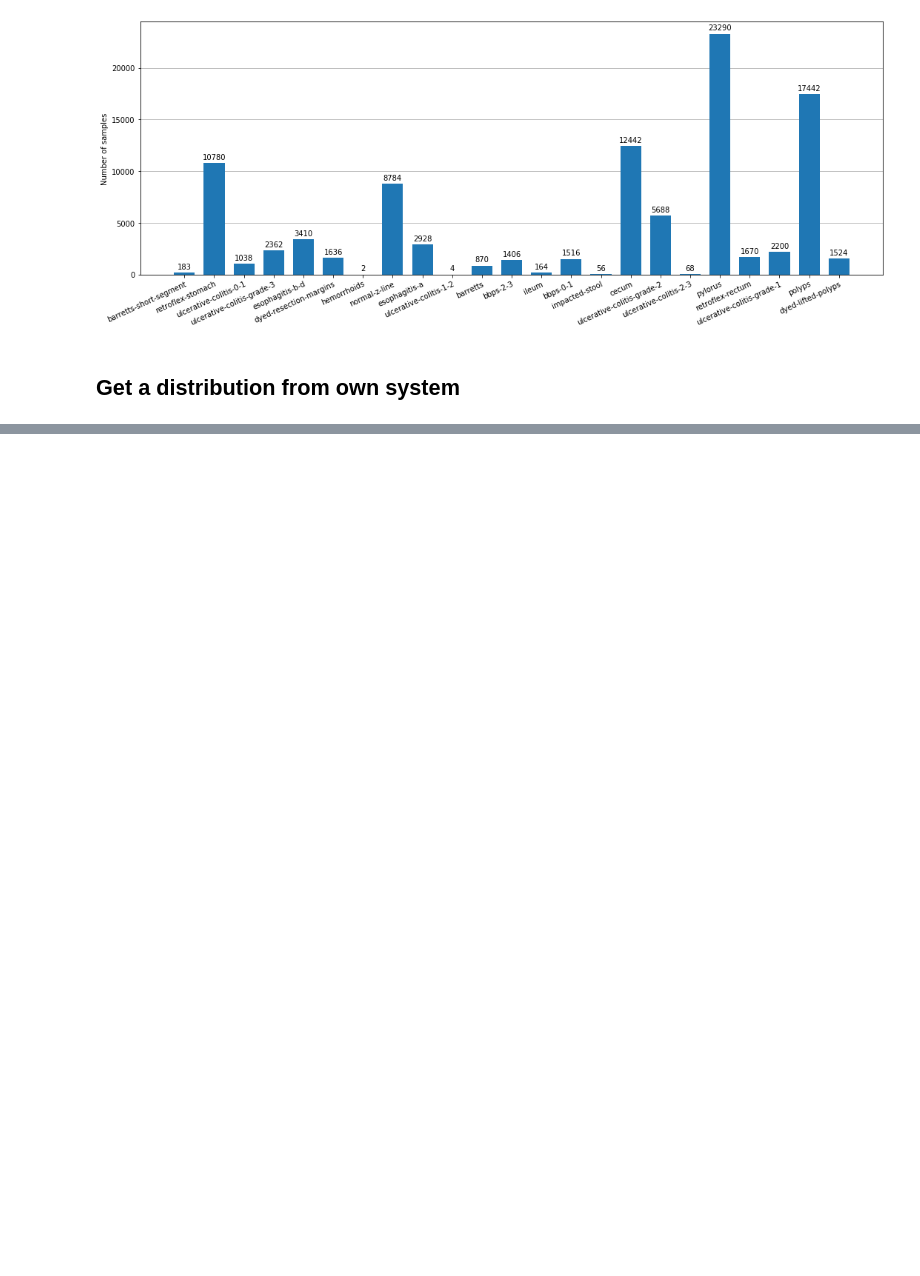
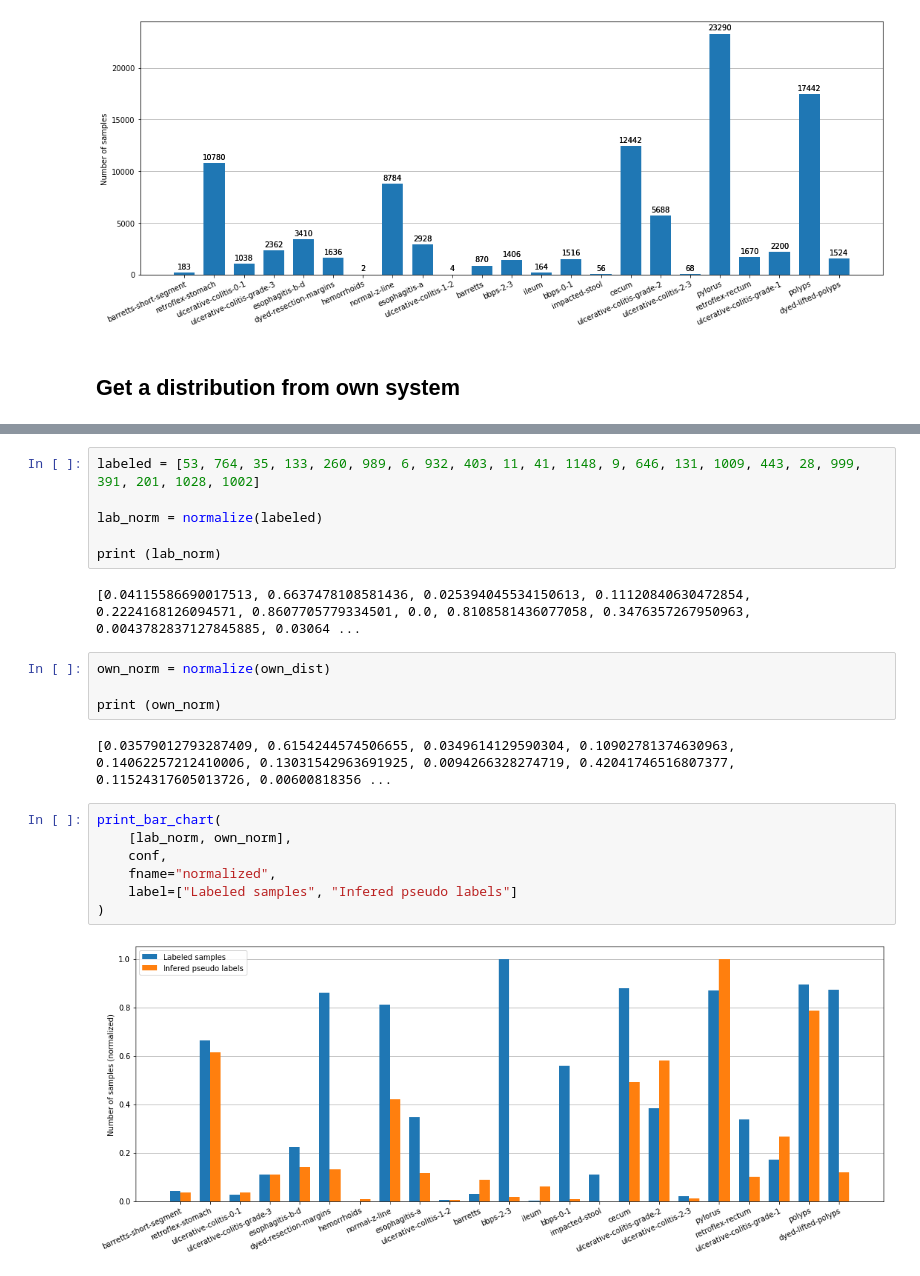
Before and after one commit to henriklg/teacher-student-framework, a Jupyter notebook: code/generate_figures/hyp_kva_unlab_dist.ipynb, the cells around one changed output, grey strips where cells are left out. Cells and saved outputs as stored; diff of their text form; blank space fills up the shorter version.

```diff
--- a/code/generate_figures/hyp_kva_unlab_dist.ipynb
+++ b/code/generate_figures/hyp_kva_unlab_dist.ipynb
@@ -123,0 +157,23 @@ new_unlab = pickle.load (open (pickle_path+"/unlab_findings.pkl", "rb"))
+# %%
+labeled = [53, 764, 35, 133, 260, 989, 6, 932, 403, 11, 41, 1148, 9, 646, 131, 1009, 443, 28, 999, 391, 201, 1028, 1002]
+
+lab_norm = normalize(labeled)
+
+print (lab_norm)
+# %% [output]
+[0.04115586690017513, 0.6637478108581436, 0.025394045534150613, 0.11120840630472854, 0.2224168126094571, 0.8607705779334501, 0.0, 0.8108581436077058, 0.3476357267950963, 0.0043782837127845885, 0.03064 ...
+# %%
+own_norm = normalize(own_dist)
+
+print (own_norm)
+# %% [output]
+[0.03579012793287409, 0.6154244574506655, 0.0349614129590304, 0.10902781374630963, 0.14062257212410006, 0.13031542963691925, 0.0094266328274719, 0.42041746516807377, 0.11524317605013726, 0.00600818356 ...
+# %%
+print_bar_chart(
+    [lab_norm, own_norm],
+    conf,
+    fname="normalized",
+    label=["Labeled samples", "Infered pseudo labels"]
+)
+# %% [output]
+[figure, added]
```
Also changed, not shown: parts of 12 cells of this notebook, 2 other files.
